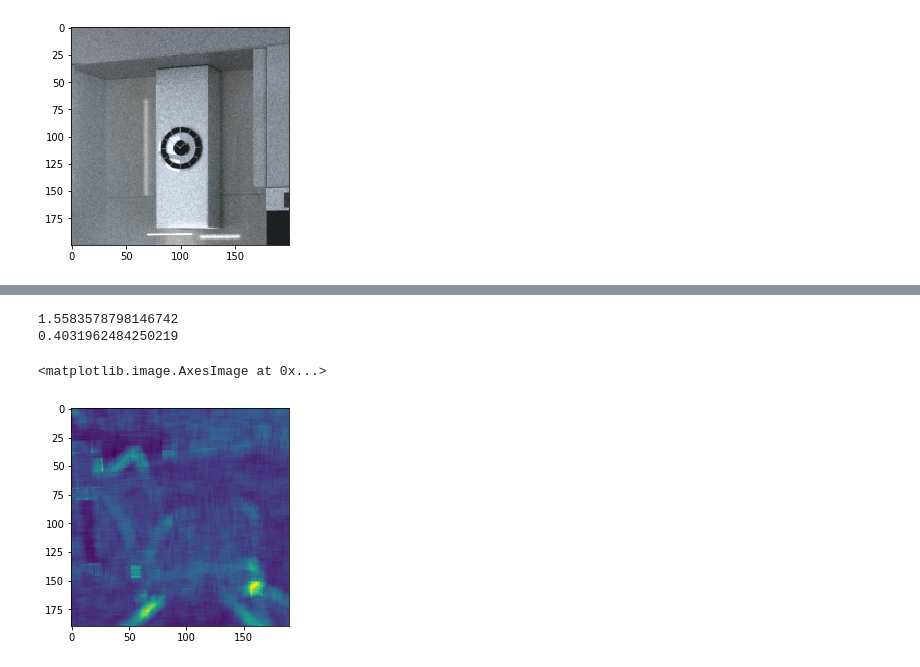
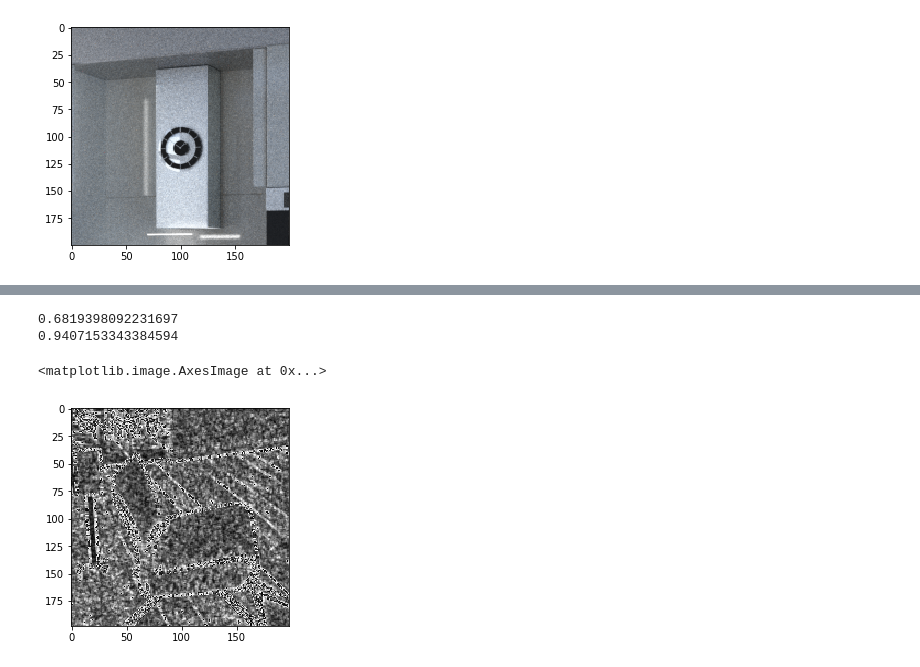
Before and after one commit to prise-3d/Thesis-NoiseDetection-attributes, a Jupyter notebook: analysis/custom_diff_filter_svd.ipynb, the cells around one changed output, grey strips where cells are left out. Drawn from its saved outputs; the diff is of its cells as text; code cells hidden in the pictures.

Commit message:
Update of attributes filters

```diff
--- a/analysis/custom_diff_filter_svd.ipynb
+++ b/analysis/custom_diff_filter_svd.ipynb
@@ -87,7 +87,7 @@ def display_images(dict_data, rec_images):
 # start 00020 - ref 00900 - step 10
 dict_appart = {'name': 'Appart1opt02',
                'prefix': 'appartAopt_',
-               'indices': ["00050", "00100", "00200", "00300", "00400", "00600", "00700", "00800", "00900"],
+               'indices': ["00050", "00100", "00200", "00300", "00400", "00500", "00600", "00700", "00800", "00900"],
                'zone': 9}
 
 # start 00050 - ref 01200 - step 10
@@ -284,11 +321,12 @@ plt.imshow(zones_cuisine[0])
 # %%
-l_img = transform.get_LAB_L(zones_appart[0])
-diff = diff_custom_filter(l_img, (11, 11), min)
+l_img = transform.get_LAB_L(zones_appart[-1])
+diff = diff_custom_filter(l_img, (3, 3), min)
 print(np.mean(diff))
 print(np.std(diff))
-plt.imshow(diff)
+diff = np.array(diff*255, 'uint8')
+plt.imshow(diff, cmap='gray', vmin=0, vmax=255)
 # %% [output]
-1.5583578798146742
-0.4031962484250219
+0.6819398092231697
+0.9407153343384594
 <matplotlib.image.AxesImage at 0x...>
-[figure, old version]
+[figure, new version]
```
Also changed, not shown: parts of 8 cells of this notebook, 1 other file.
